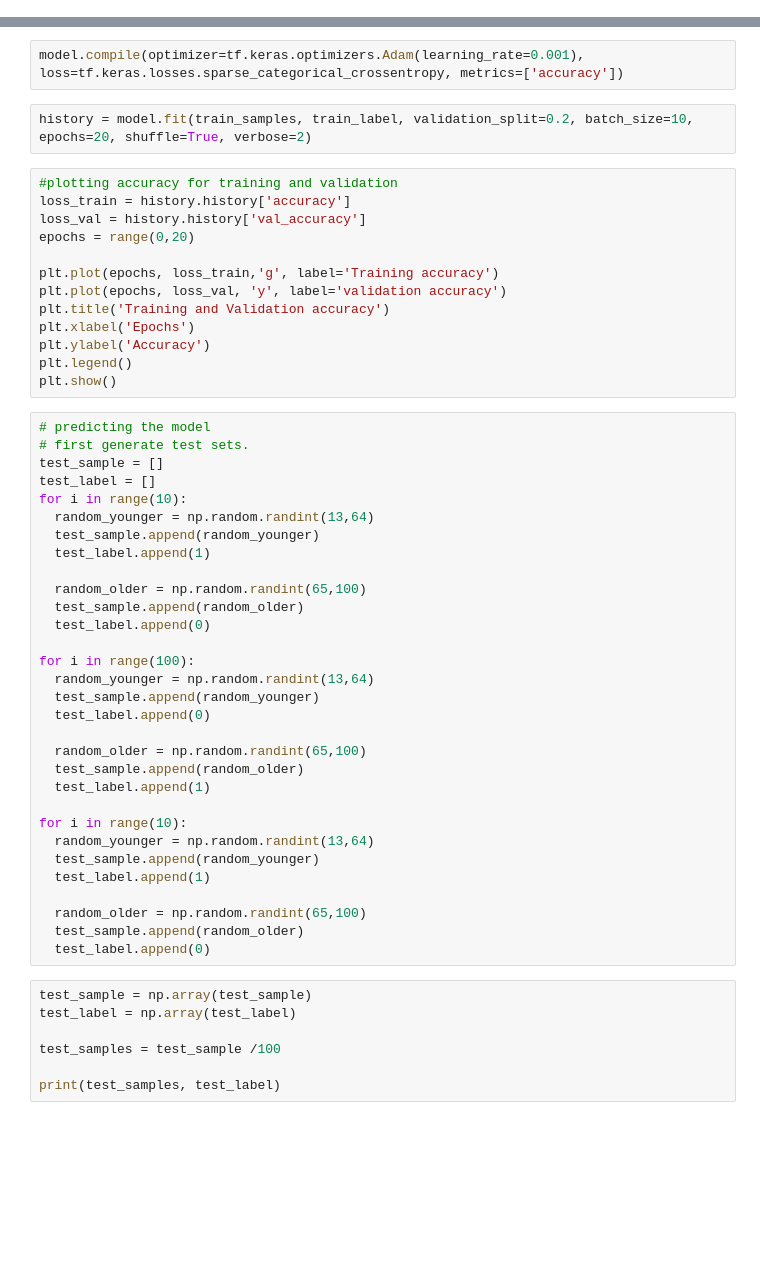
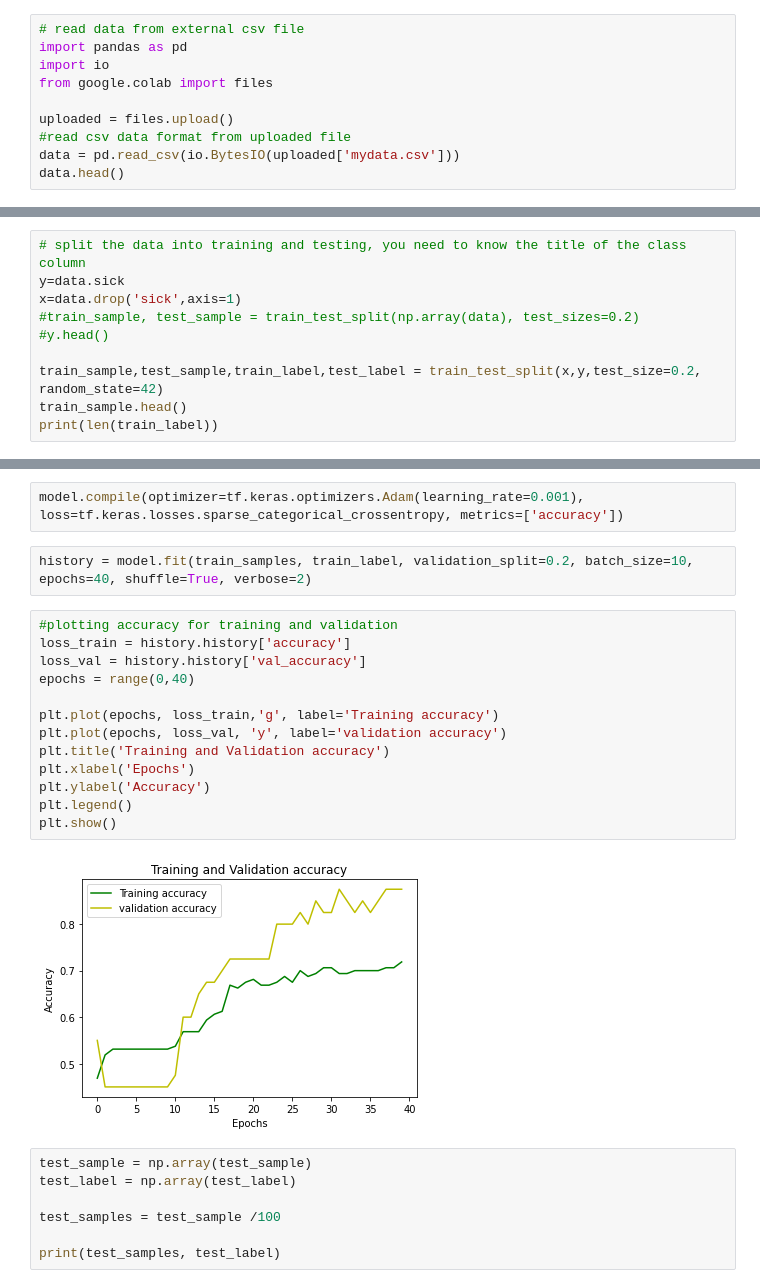
Before and after one commit to ayedsalman/Tensor-Flow, a Jupyter notebook: Simple_classification_using_Keras.ipynb, the cells around one changed output, grey strips where cells are left out. Saved outputs shown, nothing was run; the diff lists cells and outputs as text; blank space fills up the shorter version.

```diff
--- a/Simple_classification_using_Keras.ipynb
+++ b/Simple_classification_using_Keras.ipynb
@@ -40,0 +10,10 @@ for i in range(25):
+# %%
+# read data from external csv file
+import pandas as pd
+import io
+from google.colab import files
+
+uploaded = files.upload()
+#read csv data format from uploaded file
+data = pd.read_csv(io.BytesIO(uploaded['mydata.csv']))
+data.head()
@@ -40,0 +29,10 @@ for i in range(25):
+# %%
+# split the data into training and testing, you need to know the title of the class column
+y=data.sick
+x=data.drop('sick',axis=1)
+#train_sample, test_sample = train_test_split(np.array(data), test_sizes=0.2)
+#y.head()
+
+train_sample,test_sample,train_label,test_label = train_test_split(x,y,test_size=0.2, random_state=42)
+train_sample.head()
+print(len(train_label))
@@ -66,51 +64,22 @@ print(weights)
 # %%
 model.compile(optimizer=tf.keras.optimizers.Adam(learning_rate=0.001), loss=tf.keras.losses.sparse_categorical_crossentropy, metrics=['accuracy'])
 # %%
-history = model.fit(train_samples, train_label, validation_split=0.2, batch_size=10, epochs=20, shuffle=True, verbose=2)
+history = model.fit(train_samples, train_label, validation_split=0.2, batch_size=10, epochs=40, shuffle=True, verbose=2)
 # %%
 #plotting accuracy for training and validation
 loss_train = history.history['accuracy']
 loss_val = history.history['val_accuracy']
-epochs = range(0,20)
+epochs = range(0,40)
 
 plt.plot(epochs, loss_train,'g', label='Training accuracy')
 plt.plot(epochs, loss_val, 'y', label='validation accuracy')
 plt.title('Training and Validation accuracy')
 plt.xlabel('Epochs')
 plt.ylabel('Accuracy')
 plt.legend()
 plt.show()
+# %% [output]
+[figure, added]
-# %%
-# predicting the model
-# first generate test sets.
-test_sample = []
-test_label = []
-for i in range(10):
-  random_younger = np.random.randint(13,64)
-  test_sample.append(random_younger)
-  test_label.append(1)
-
-  random_older = np.random.randint(65,100)
-  test_sample.append(random_older)
-  test_label.append(0)
-
-for i in range(100):
-  random_younger = np.random.randint(13,64)
-  test_sample.append(random_younger)
-  test_label.append(0)
-
-  random_older = np.random.randint(65,100)
-  test_sample.append(random_older)
-  test_label.append(1)
-
-for i in range(10):
-  random_younger = np.random.randint(13,64)
-  test_sample.append(random_younger)
-  test_label.append(1)
-
-  random_older = np.random.randint(65,100)
-  test_sample.append(random_older)
-  test_label.append(0)
 # %%
 test_sample = np.array(test_sample)
 test_label = np.array(test_label)
```
Also changed, not shown: parts of 12 cells of this notebook.
